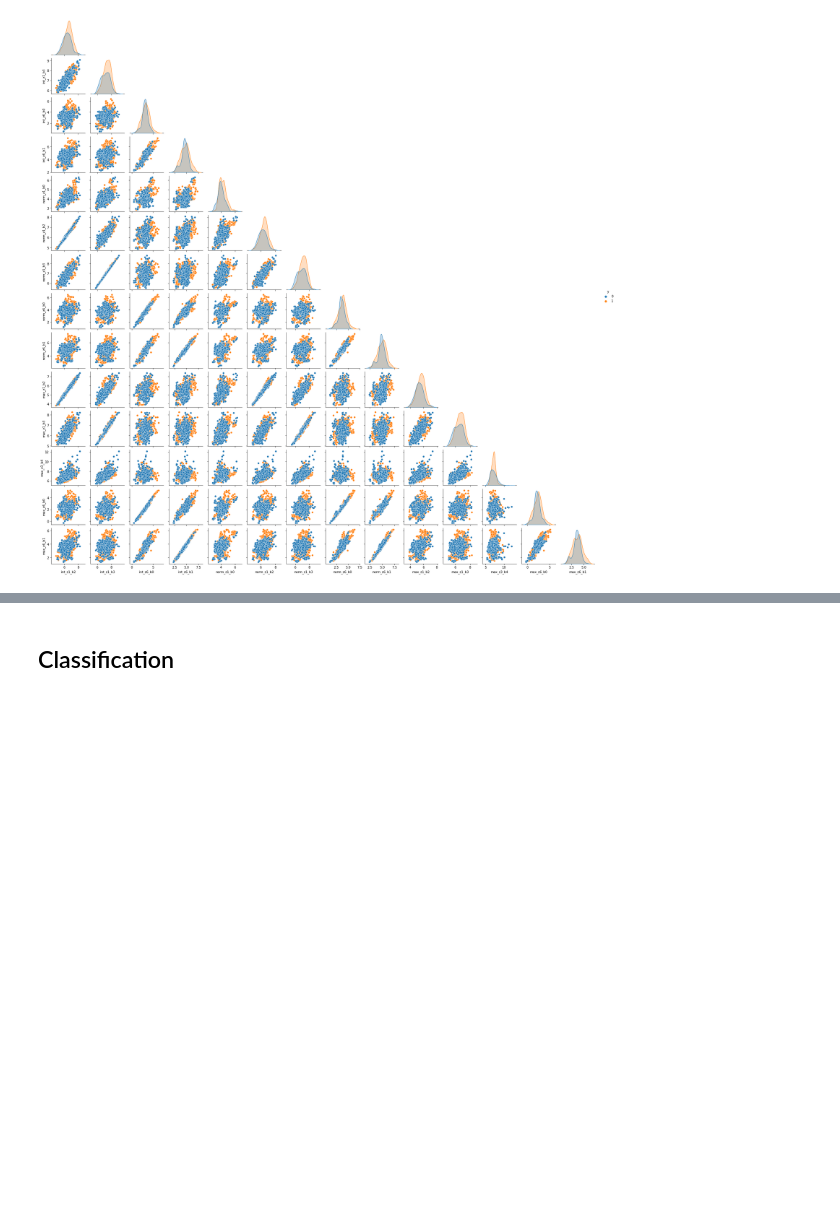
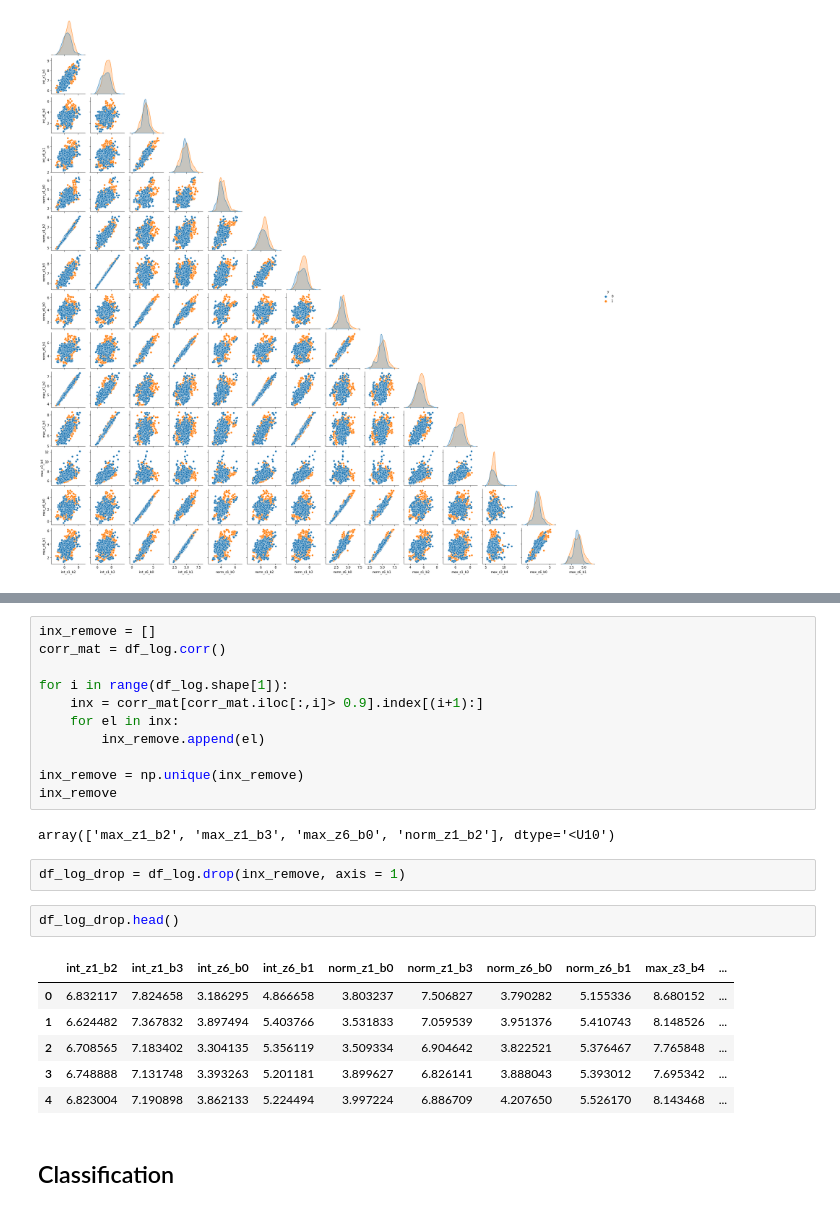
Before and after one commit to eriesp/FDAxEEG, a Jupyter notebook: Dataset/Classification_after_bonf.ipynb, the cells around one changed output, grey strips where cells are left out. Saved outputs shown, nothing was run; the diff lists cells and outputs as text; blank space fills up the shorter version.

```diff
--- a/Dataset/Classification_after_bonf.ipynb
+++ b/Dataset/Classification_after_bonf.ipynb
@@ -230,3 +241,27 @@ sns.pairplot(df_log_label, corner=True, height = 1.8, hue = 'y')
+# %%
+inx_remove = []
+corr_mat = df_log.corr()
+
+for i in range(df_log.shape[1]):
+    inx = corr_mat[corr_mat.iloc[:,i]> 0.9].index[(i+1):]
+    for el in inx:
+        inx_remove.append(el)
+
+inx_remove = np.unique(inx_remove)
+inx_remove
+# %% [output]
+array(['max_z1_b2', 'max_z1_b3', 'max_z6_b0', 'norm_z1_b2'], dtype='<U10')
+# %%
+df_log_drop = df_log.drop(inx_remove, axis = 1)
+# %%
+df_log_drop.head()
+# %% [output]
+|  | int_z1_b2 | int_z1_b3 | int_z6_b0 | int_z6_b1 | norm_z1_b0 | norm_z1_b3 | norm_z6_b0 | norm_z6_b1 | max_z3_b4 | ... |
+| 0 | 6.832117 | 7.824658 | 3.186295 | 4.866658 | 3.803237 | 7.506827 | 3.790282 | 5.155336 | 8.680152 | ... |
+| 1 | 6.624482 | 7.367832 | 3.897494 | 5.403766 | 3.531833 | 7.059539 | 3.951376 | 5.410743 | 8.148526 | ... |
+| 2 | 6.708565 | 7.183402 | 3.304135 | 5.356119 | 3.509334 | 6.904642 | 3.822521 | 5.376467 | 7.765848 | ... |
+| 3 | 6.748888 | 7.131748 | 3.393263 | 5.201181 | 3.899627 | 6.826141 | 3.888043 | 5.393012 | 7.695342 | ... |
+| 4 | 6.823004 | 7.190898 | 3.862133 | 5.224494 | 3.997224 | 6.886709 | 4.207650 | 5.526170 | 8.143468 | ... |
 # %% [markdown]
 ## Classification
 # %%
```
Also changed, not shown: parts of 35 cells of this notebook, 1 other file.
